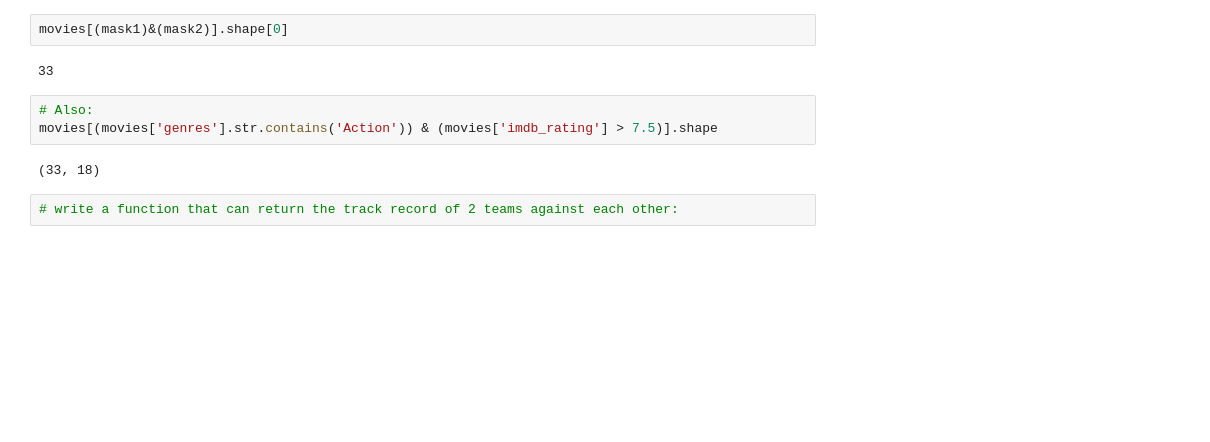
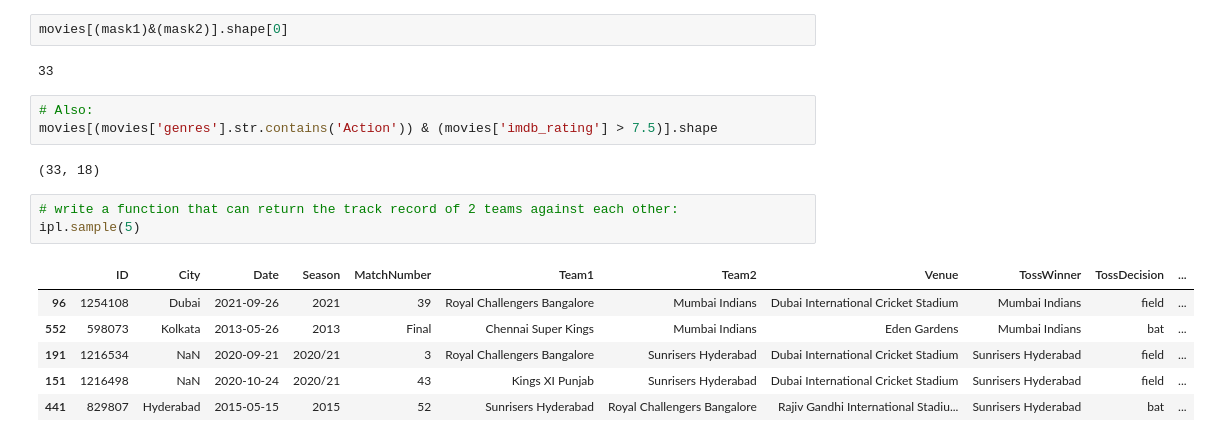
Before and after one commit to ab-jr10/Understanding_AI-ML, a Jupyter notebook: Learning_ML_Pandas_DF.ipynb, the cells around one changed output. Saved outputs shown, nothing was run; the diff lists cells and outputs as text; blank space fills up the shorter version.

```diff
--- a/Learning_ML_Pandas_DF.ipynb
+++ b/Learning_ML_Pandas_DF.ipynb
@@ -735,3 +739,11 @@ movies[(movies['genres'].str.contains('Action')) & (movies['imdb_rating'] > 7.5)
 (33, 18)
 # %%
 # write a function that can return the track record of 2 teams against each other:
+ipl.sample(5)
+# %% [output]
+|  | ID | City | Date | Season | MatchNumber | Team1 | Team2 | Venue | TossWinner | TossDecision | ... |
+| 96 | 1254108 | Dubai | 2021-09-26 | 2021 | 39 | Royal Challengers Bangalore | Mumbai Indians | Dubai International Cricket Stadium | Mumbai Indians | field | ... |
+| 552 | 598073 | Kolkata | 2013-05-26 | 2013 | Final | Chennai Super Kings | Mumbai Indians | Eden Gardens | Mumbai Indians | bat | ... |
+| 191 | 1216534 | NaN | 2020-09-21 | 2020/21 | 3 | Royal Challengers Bangalore | Sunrisers Hyderabad | Dubai International Cricket Stadium | Sunrisers Hyderabad | field | ... |
+| 151 | 1216498 | NaN | 2020-10-24 | 2020/21 | 43 | Kings XI Punjab | Sunrisers Hyderabad | Dubai International Cricket Stadium | Sunrisers Hyderabad | field | ... |
+| 441 | 829807 | Hyderabad | 2015-05-15 | 2015 | 52 | Sunrisers Hyderabad | Royal Challengers Bangalore | Rajiv Gandhi International Stadiu... | Sunrisers Hyderabad | bat | ... |
```
Also changed, not shown: parts of 26 cells of this notebook.
